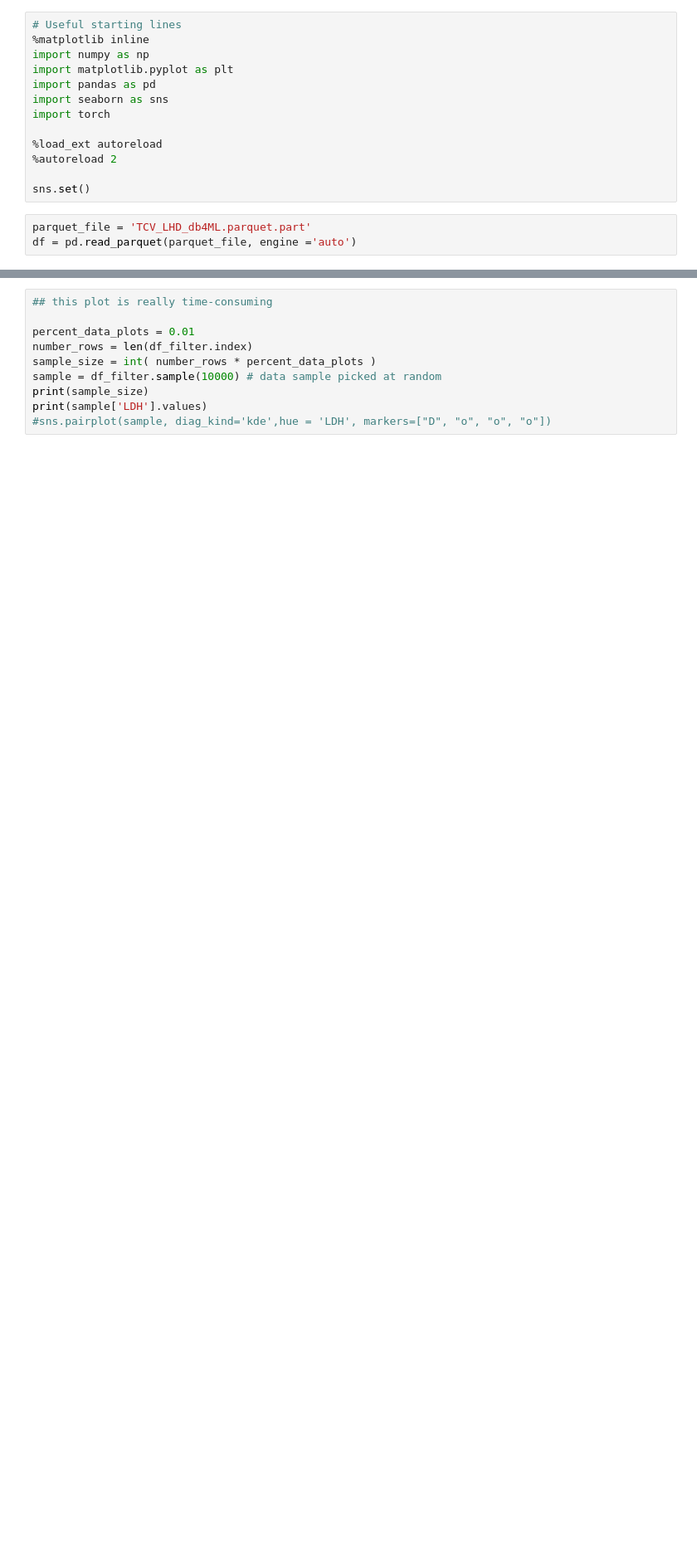
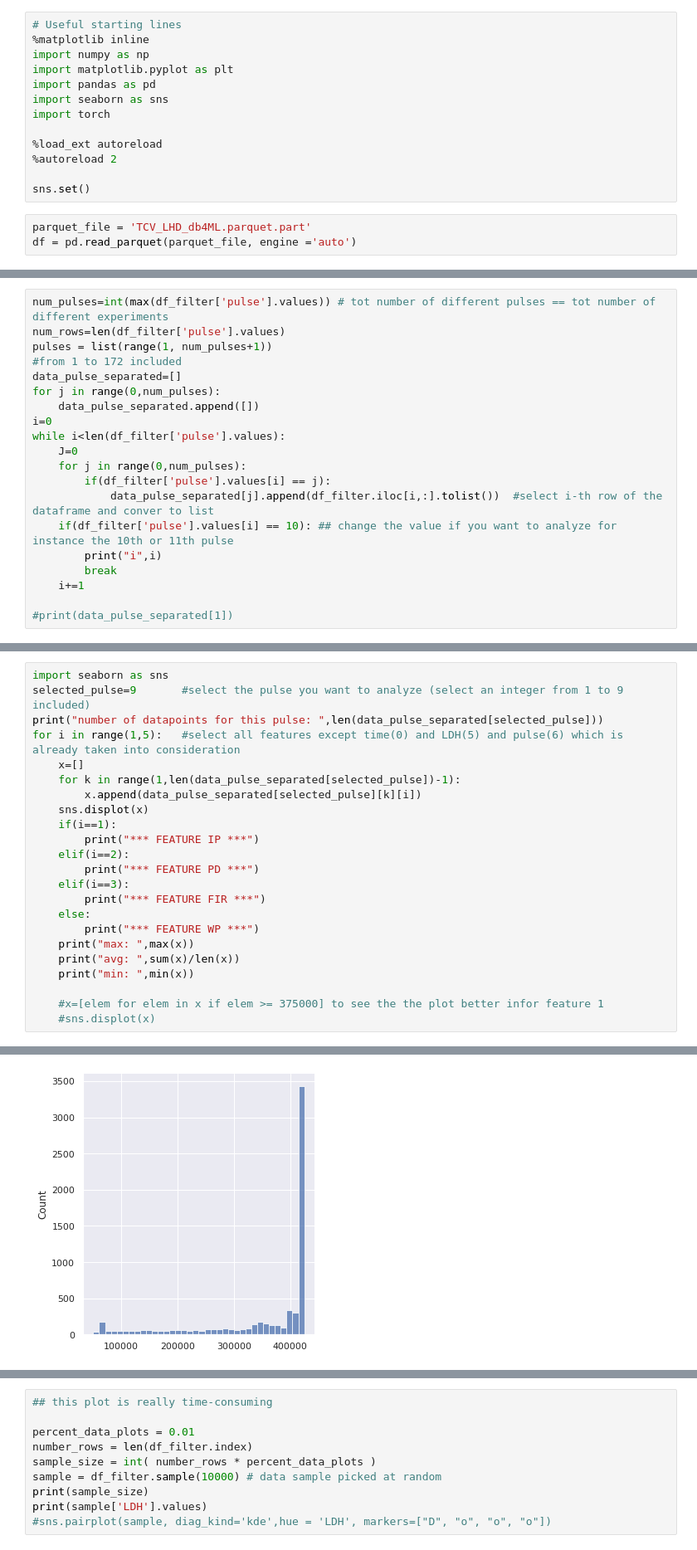
Before and after one commit to AntoineSalaun/Plasma_Mode_Classification, a Jupyter notebook: data_processing_bruno_02_timeSeries.ipynb, the cells around one changed output, grey strips where cells are left out. Shown at 83% size. Drawn from its saved outputs; the diff is of its cells as text; blank space fills up the shorter version.

Commit message:
added pulse separation + some distribution graphs

```diff
--- a/data_processing_bruno_02_timeSeries.ipynb
+++ b/data_processing_bruno_02_timeSeries.ipynb
@@ -64,0 +139,20 @@ df_filter['LDH'].values
+# %%
+num_pulses=int(max(df_filter['pulse'].values)) # tot number of different pulses == tot number of different experiments
+num_rows=len(df_filter['pulse'].values)
+pulses = list(range(1, num_pulses+1))
+#from 1 to 172 included
+data_pulse_separated=[]
+for j in range(0,num_pulses):
+    data_pulse_separated.append([])
+i=0
+while i<len(df_filter['pulse'].values):
+    J=0
+    for j in range(0,num_pulses):
+        if(df_filter['pulse'].values[i] == j):
+            data_pulse_separated[j].append(df_filter.iloc[i,:].tolist())  #select i-th row of the dataframe and conver to list
+    if(df_filter['pulse'].values[i] == 10): ## change the value if you want to analyze for instance the 10th or 11th pulse
+        print("i",i)
+        break
+    i+=1
+
+#print(data_pulse_separated[1])
@@ -64,0 +161,24 @@ df_filter['LDH'].values
+# %%
+import seaborn as sns
+selected_pulse=9       #select the pulse you want to analyze (select an integer from 1 to 9 included)
+print("number of datapoints for this pulse: ",len(data_pulse_separated[selected_pulse]))
+for i in range(1,5):   #select all features except time(0) and LDH(5) and pulse(6) which is already taken into consideration
+    x=[]
+    for k in range(1,len(data_pulse_separated[selected_pulse])-1):
+        x.append(data_pulse_separated[selected_pulse][k][i])
+    sns.displot(x)
+    if(i==1):
+        print("*** FEATURE IP ***")
+    elif(i==2):
+        print("*** FEATURE PD ***")
+    elif(i==3):
+        print("*** FEATURE FIR ***")
+    else:
+        print("*** FEATURE WP ***")
+    print("max: ",max(x))
+    print("avg: ",sum(x)/len(x))
+    print("min: ",min(x))
+
+    #x=[elem for elem in x if elem >= 375000] to see the the plot better infor feature 1
+    #sns.displot(x)
+# %% [output]
@@ -64,0 +202 @@ df_filter['LDH'].values
+[figure, added]
```
Also changed, not shown: parts of 11 cells of this notebook.
